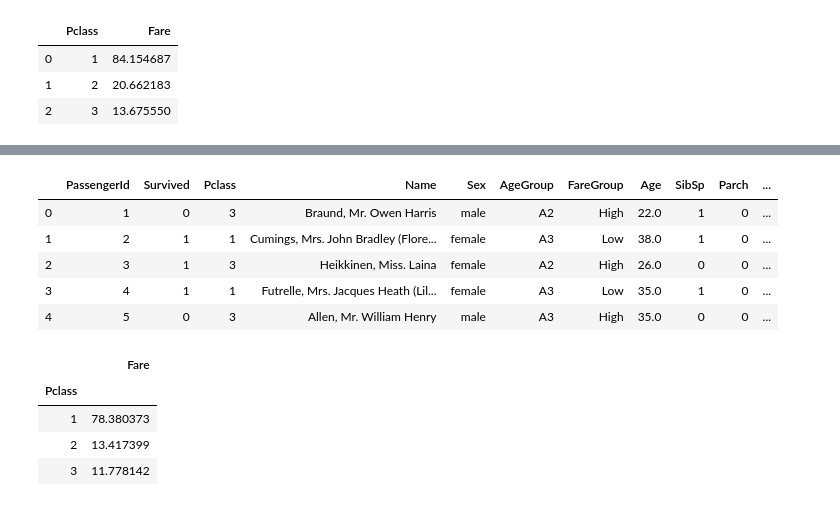
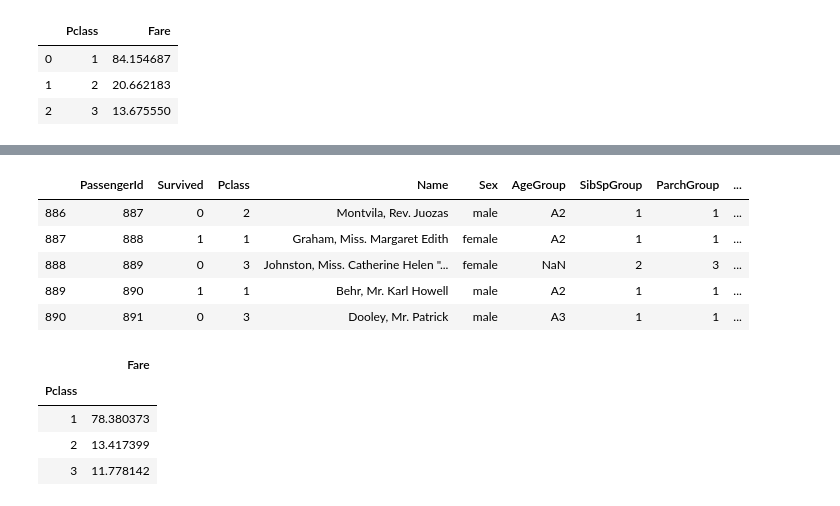
Before and after one commit to talele08/notebook, a Jupyter notebook: Titanic.ipynb, the cells around one changed output, grey strips where cells are left out. Drawn from its saved outputs; the diff is of its cells as text; code cells hidden in the pictures.

```diff
--- a/Titanic.ipynb
+++ b/Titanic.ipynb
@@ -71,5 +72,5 @@ train_data[['Pclass','Fare']].groupby(['Pclass'],as_index=False).mean()
 | 1 | 2 | 20.662183 |
 | 2 | 3 | 13.675550 |
 # %%
-train_data['familyMembers'] = train_data['SibSp'] + train_data['Parch']
-test_data['familyMembers'] = test_data['SibSp'] + test_data['Parch']
+train_data['FamilyMembers'] = train_data['SibSp'] + train_data['Parch']
+test_data['FamilyMembers'] = test_data['SibSp'] + test_data['Parch']
@@ -85,6 +89,6 @@ Name: familyMembers, dtype: int64
 # %%
-train_data.loc[train_data['familyMembers'] == 0, 'solo'] = 1
-train_data.loc[train_data['familyMembers'] > 0, 'solo'] = 0
+train_data.loc[train_data['FamilyMembers'] == 0, 'solo'] = 1
+train_data.loc[train_data['FamilyMembers'] > 0, 'solo'] = 0
 
-test_data.loc[train_data['familyMembers'] == 0, 'solo'] = 1
-test_data.loc[train_data['familyMembers'] > 0, 'solo'] = 0
+test_data.loc[train_data['FamilyMembers'] == 0, 'solo'] = 1
+test_data.loc[train_data['FamilyMembers'] > 0, 'solo'] = 0
@@ -111,0 +107,26 @@ test_data.insert(6,'FareGroup',category)
+# %%
+age_labels=['A1','A2','A3','A4','A5']
+age_bins=[0,15,30,45,65,99]
+category = pd.cut(train_data.Age,bins=age_bins,labels=age_labels)
+train_data.insert(5,'AgeGroup',category)
+
+
+fare_bins=[0,25,50,1000]
+fare_labels=['Low','Mid','High']
+category = pd.cut(train_data.Fare,bins=fare_bins,labels=fare_labels)
+train_data.insert(6,'FareGroup',category)
+
+familyMembers_bins=[-1,0,1,2,100]
+familyMembers_labels=['F1','F2','F3','F4']
+category = pd.cut(train_data.FamilyMembers,bins=familyMembers_bins,labels=familyMembers_labels)
+train_data.insert(6,'FamilyMembersGroup',category)
+
+parch_bins=[-1,0,1,2,100]
+parch_labels=['1','2','3','4']
+category = pd.cut(train_data.Parch,bins=parch_bins,labels=parch_labels)
+train_data.insert(6,'ParchGroup',category)
+
+sibSp_bins=[-1,0,1,2,100]
+sibSp_labels=['1','2','3','4']
+category = pd.cut(train_data.SibSp,bins=sibSp_bins,labels=sibSp_labels)
+train_data.insert(6,'SibSpGroup',category)
@@ -112,12 +148,12 @@ test_data.insert(6,'FareGroup',category)
 # %%
-train_data.head()
+train_data.tail()
 # %% [output]
-|  | PassengerId | Survived | Pclass | Name | Sex | AgeGroup | FareGroup | Age | SibSp | Parch | ... |
-| 0 | 1 | 0 | 3 | Braund, Mr. Owen Harris | male | A2 | High | 22.0 | 1 | 0 | ... |
-| 1 | 2 | 1 | 1 | Cumings, Mrs. John Bradley (Flore... | female | A3 | Low | 38.0 | 1 | 0 | ... |
-| 2 | 3 | 1 | 3 | Heikkinen, Miss. Laina | female | A2 | High | 26.0 | 0 | 0 | ... |
-| 3 | 4 | 1 | 1 | Futrelle, Mrs. Jacques Heath (Lil... | female | A3 | Low | 35.0 | 1 | 0 | ... |
-| 4 | 5 | 0 | 3 | Allen, Mr. William Henry | male | A3 | High | 35.0 | 0 | 0 | ... |
+|  | PassengerId | Survived | Pclass | Name | Sex | AgeGroup | SibSpGroup | ParchGroup | ... |
+| 886 | 887 | 0 | 2 | Montvila, Rev. Juozas | male | A2 | 1 | 1 | ... |
+| 887 | 888 | 1 | 1 | Graham, Miss. Margaret Edith | female | A2 | 1 | 1 | ... |
+| 888 | 889 | 0 | 3 | Johnston, Miss. Catherine Helen "... | female | NaN | 2 | 3 | ... |
+| 889 | 890 | 1 | 1 | Behr, Mr. Karl Howell | male | A2 | 1 | 1 | ... |
+| 890 | 891 | 0 | 3 | Dooley, Mr. Patrick | male | A3 | 1 | 1 | ... |
 # %%
 train_data[['Fare','Pclass']].groupby('Pclass').std()
 # %% [output]
```
Also changed, not shown: parts of 42 cells of this notebook.
